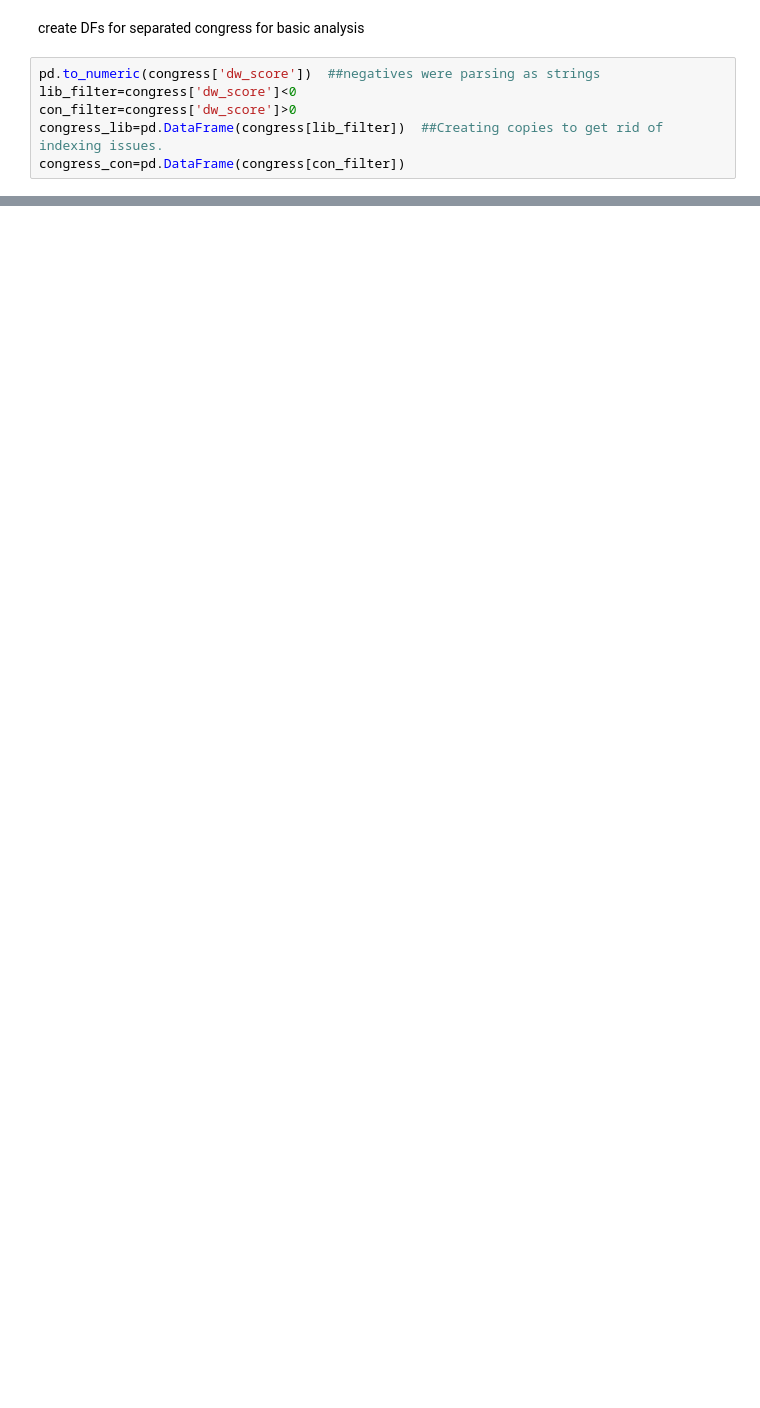
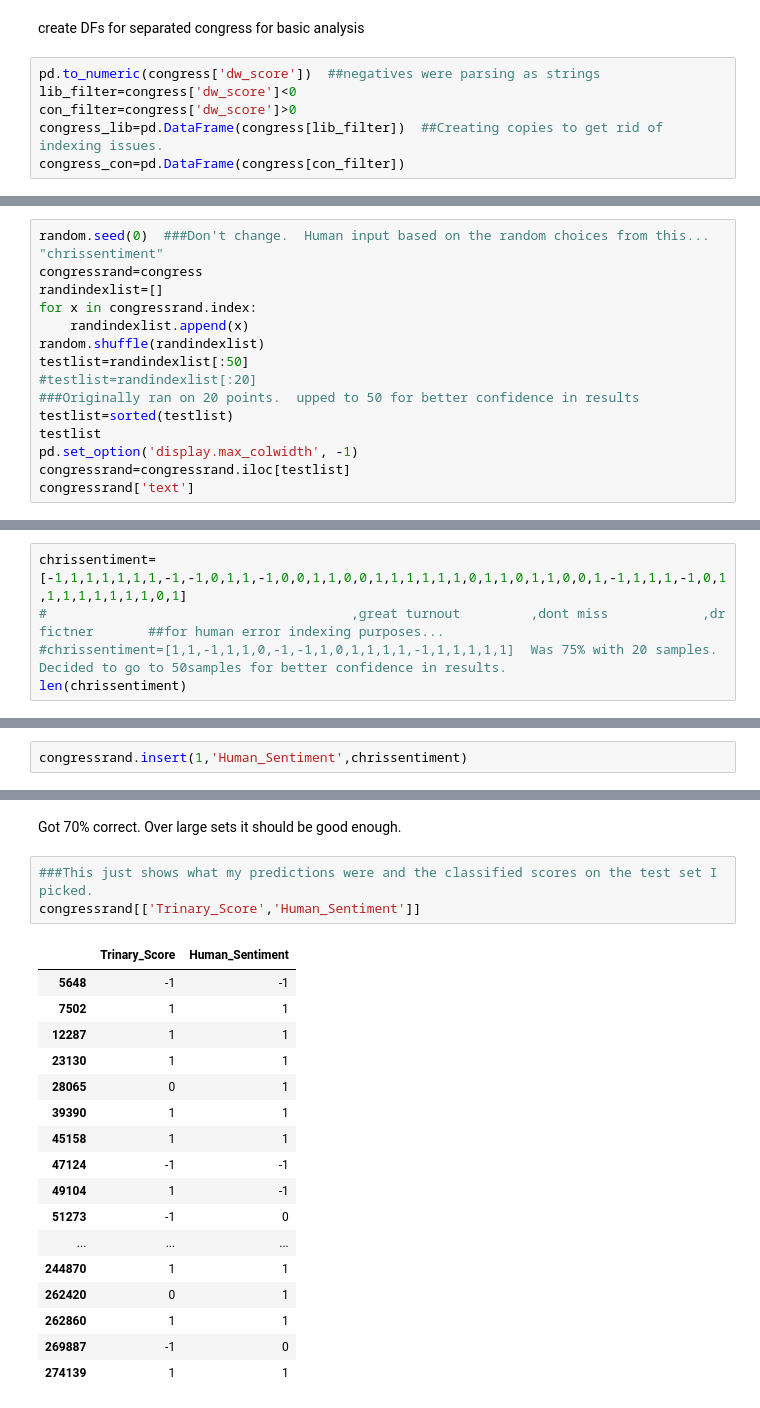
Before and after one commit to RIT-DSCI-644/team-project-team-3, a Jupyter notebook: Sentiment.ipynb, the cells around one changed output, grey strips where cells are left out. Cells and saved outputs as stored; diff of their text form; blank space fills up the shorter version.

```diff
--- a/Sentiment.ipynb
+++ b/Sentiment.ipynb
@@ -215,0 +231,15 @@ congress_lib.head()
+# %%
+random.seed(0)  ###Don't change.  Human input based on the random choices from this...  "chrissentiment"
+congressrand=congress
+randindexlist=[]
+for x in congressrand.index:
+    randindexlist.append(x)
+random.shuffle(randindexlist)
+testlist=randindexlist[:50]
+#testlist=randindexlist[:20]
+###Originally ran on 20 points.  upped to 50 for better confidence in results
+testlist=sorted(testlist)
+testlist
+pd.set_option('display.max_colwidth', -1)
+congressrand=congressrand.iloc[testlist]
+congressrand['text']
@@ -215,0 +264,5 @@ congress_lib.head()
+# %%
+chrissentiment=[-1,1,1,1,1,1,1,-1,-1,0,1,1,-1,0,0,1,1,0,0,1,1,1,1,1,1,0,1,1,0,1,1,0,0,1,-1,1,1,1,-1,0,1,1,1,1,1,1,1,1,0,1]
+#                                       ,great turnout         ,dont miss            ,dr fictner       ##for human error indexing purposes...
+#chrissentiment=[1,1,-1,1,1,0,-1,-1,1,0,1,1,1,1,-1,1,1,1,1,1]  Was 75% with 20 samples.  Decided to go to 50samples for better confidence in results.
+len(chrissentiment)
@@ -215,0 +271,2 @@ congress_lib.head()
+# %%
+congressrand.insert(1,'Human_Sentiment',chrissentiment)
@@ -215,0 +283,23 @@ congress_lib.head()
+# %% [markdown]
+Got 70% correct.    Over large sets it should be good enough.
+# %%
+###This just shows what my predictions were and the classified scores on the test set I picked.
+congressrand[['Trinary_Score','Human_Sentiment']]
+# %% [output]
+|  | Trinary_Score | Human_Sentiment |
+| 5648 | -1 | -1 |
+| 7502 | 1 | 1 |
+| 12287 | 1 | 1 |
+| 23130 | 1 | 1 |
+| 28065 | 0 | 1 |
+| 39390 | 1 | 1 |
+| 45158 | 1 | 1 |
+| 47124 | -1 | -1 |
+| 49104 | 1 | -1 |
+| 51273 | -1 | 0 |
+| ... | ... | ... |
+| 244870 | 1 | 1 |
+| 262420 | 0 | 1 |
+| 262860 | 1 | 1 |
+| 269887 | -1 | 0 |
+| 274139 | 1 | 1 |
```
Also changed, not shown: parts of 8 cells of this notebook.
